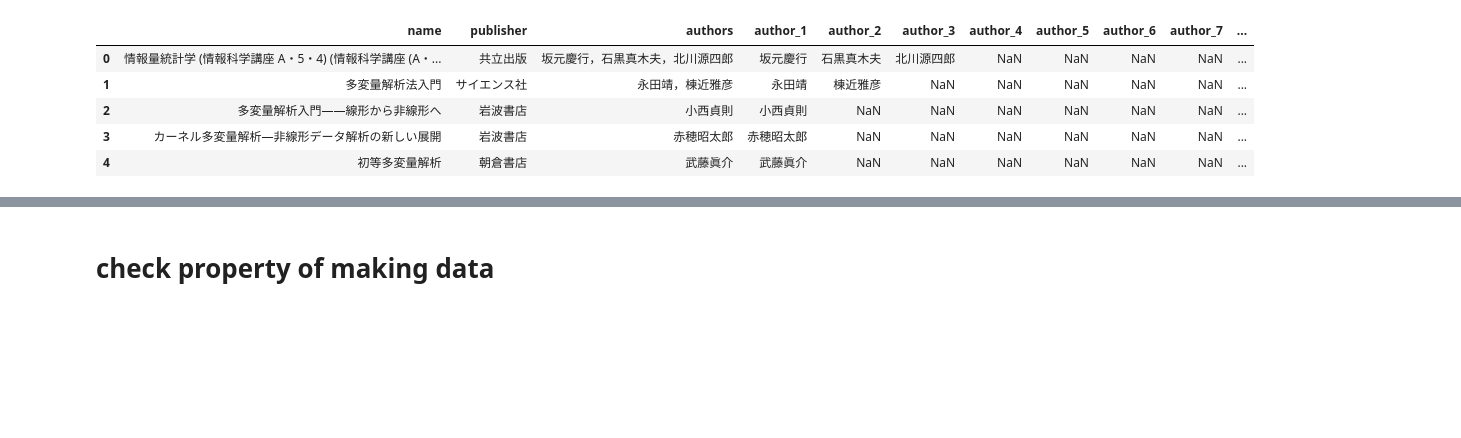
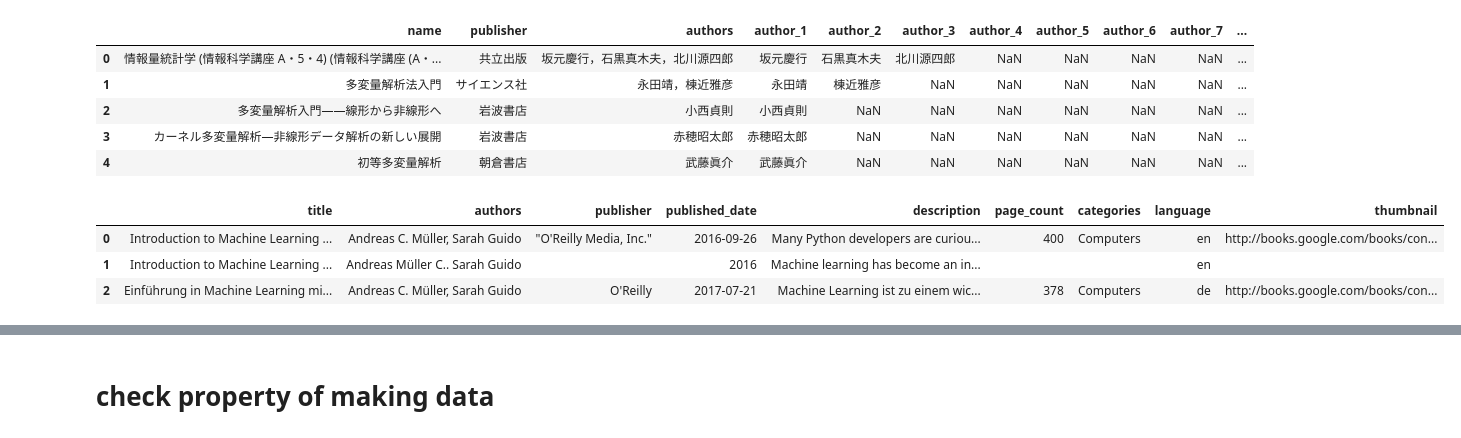
Before and after one commit to sarayaryo/GoppyBooks, a Jupyter notebook: dataset/make_dataset.ipynb, the cells around one changed output, grey strips where cells are left out. Cells and saved outputs as stored; diff of their text form; code cells hidden in the pictures; blank space fills up the shorter version.

```diff
--- a/dataset/make_dataset.ipynb
+++ b/dataset/make_dataset.ipynb
@@ -16,6 +16,17 @@ raw_data.head()
 | 2 | 多変量解析入門――線形から非線形へ | 岩波書店 | 小西貞則 | 小西貞則 | NaN | NaN | NaN | NaN | NaN | NaN | ... |
 | 3 | カーネル多変量解析―非線形データ解析の新しい展開 | 岩波書店 | 赤穂昭太郎 | 赤穂昭太郎 | NaN | NaN | NaN | NaN | NaN | NaN | ... |
 | 4 | 初等多変量解析 | 朝倉書店 | 武藤眞介 | 武藤眞介 | NaN | NaN | NaN | NaN | NaN | NaN | ... |
+# %%
+# 適当な引数で検索関数を使ってみます
+
+# 検索関数を呼び出して結果を表示します
+search_result = search_books(title="Python", author="Guido", publisher="O'Reilly", max_results=5)
+search_result.head()
+# %% [output]
+|  | title | authors | publisher | published_date | description | page_count | categories | language | thumbnail |
+| 0 | Introduction to Machine Learning ... | Andreas C. Müller, Sarah Guido | "O'Reilly Media, Inc." | 2016-09-26 | Many Python developers are curiou... | 400 | Computers | en | http://books.google.com/books/con... |
+| 1 | Introduction to Machine Learning ... | Andreas Müller C.. Sarah Guido |  | 2016 | Machine learning has become an in... |  |  | en |  |
+| 2 | Einführung in Machine Learning mi... | Andreas C. Müller, Sarah Guido | O'Reilly | 2017-07-21 | Machine Learning ist zu einem wic... | 378 | Computers | de | http://books.google.com/books/con... |
 # %%
 df_list = []
 error_list = []
```
Also changed, not shown: parts of 3 cells of this notebook.
